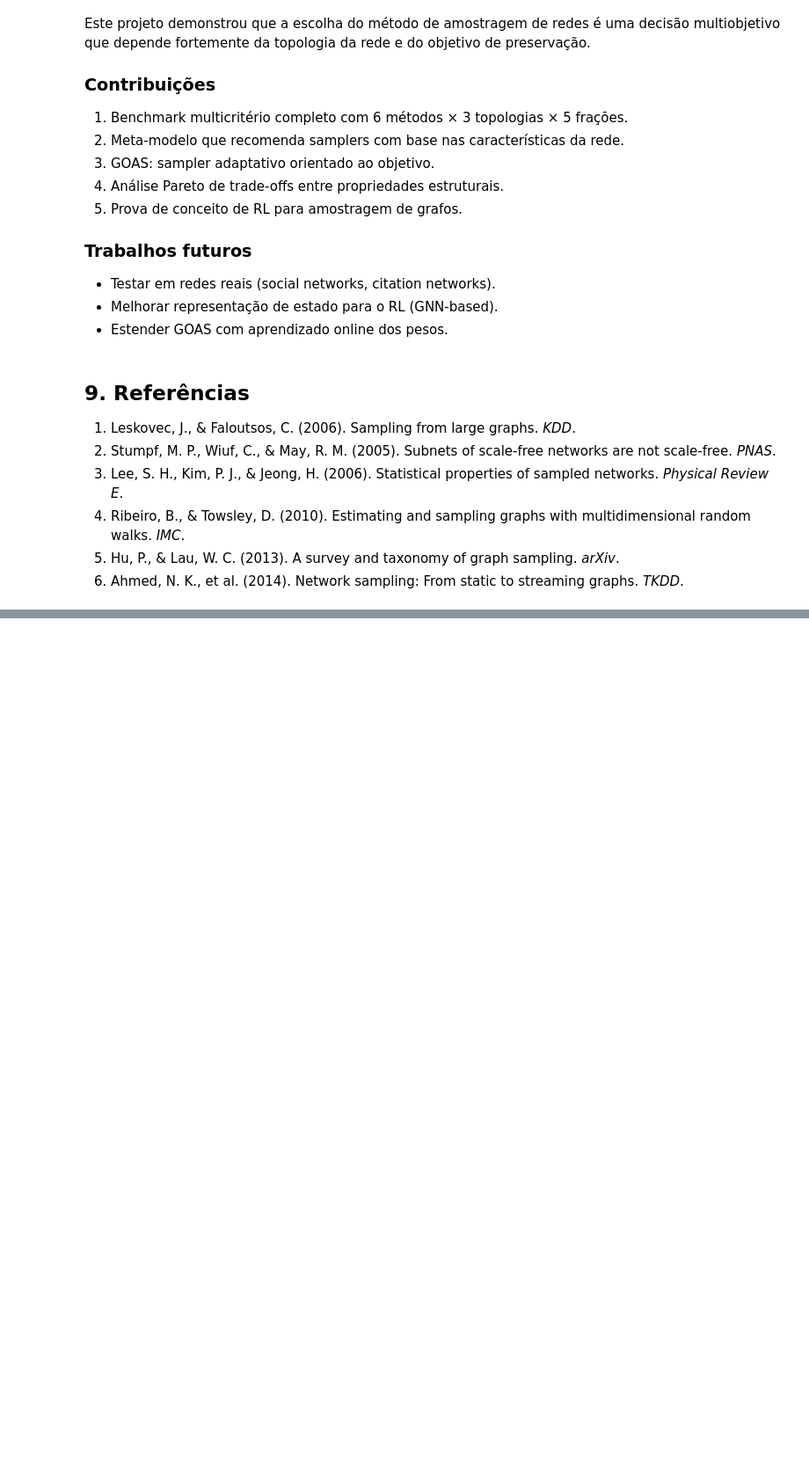
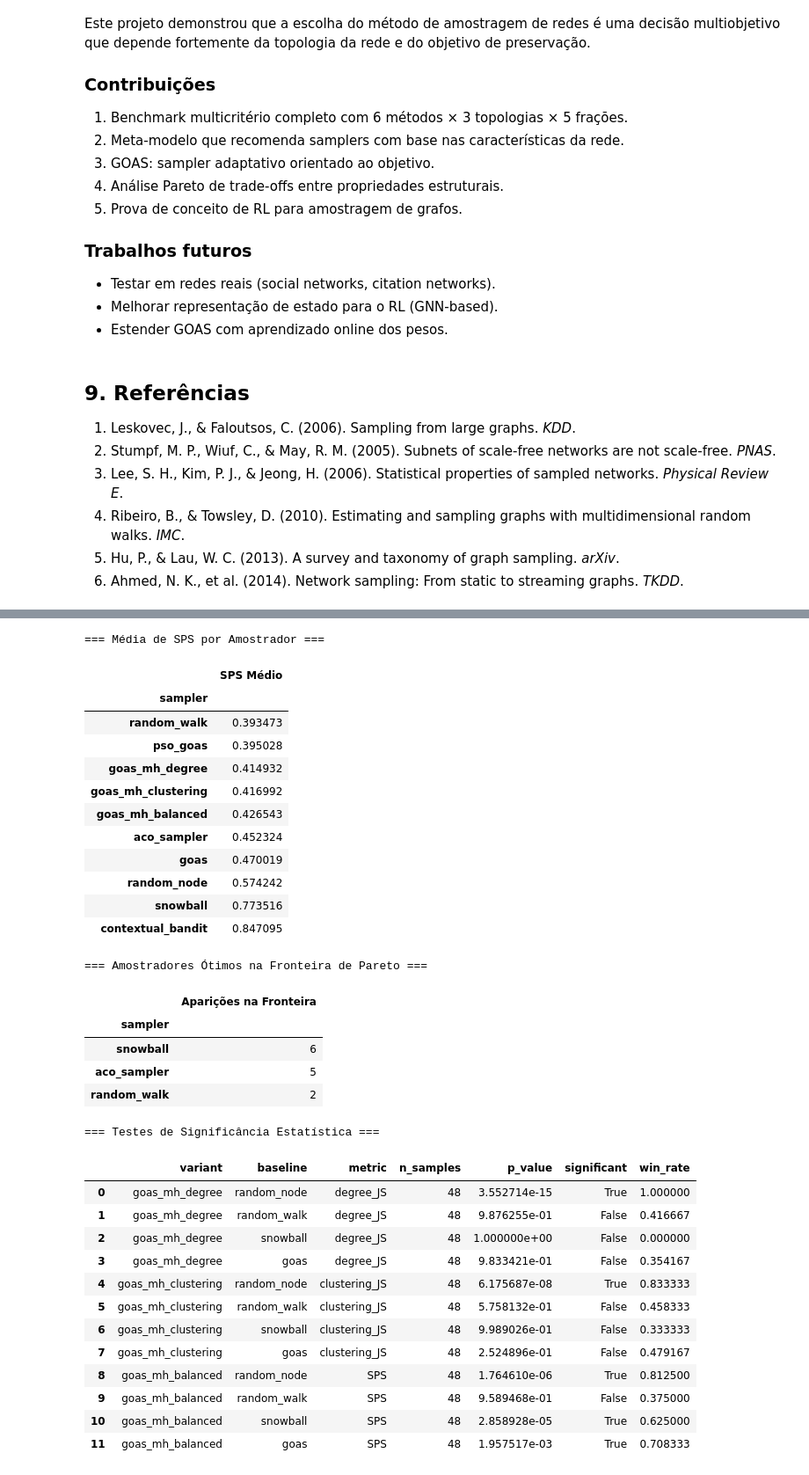
Before and after one commit to bravlui/graph_sampling_project, a Jupyter notebook: notebooks/Projeto_6_Amostragem_Redes.ipynb, the cells around one changed output, grey strips where cells are left out. Shown at 88% size. Drawn from its saved outputs; the diff is of its cells as text; code cells hidden in the pictures; blank space fills up the shorter version.

```diff
--- a/notebooks/Projeto_6_Amostragem_Redes.ipynb
+++ b/notebooks/Projeto_6_Amostragem_Redes.ipynb
@@ -360,0 +439,56 @@ multiobjetivo que depende fortemente da topologia da rede e do objetivo de prese
+# %%
+import pandas as pd
+from IPython.display import display
+
+# Carregando resultados brutos
+df_all = pd.read_csv("../results/raw/level4_all_results.csv")
+
+# Média do SPS por amostrador (Quanto menor, melhor)
+print("=== Média de SPS por Amostrador ===")
+means = df_all.groupby("sampler")["SPS"].mean().sort_values()
+display(pd.DataFrame({"SPS Médio": means}))
+
+# Fronteira de Pareto
+print("\n=== Amostradores Ótimos na Fronteira de Pareto ===")
+df_pareto = pd.read_csv("../results/processed/level4_pareto_updated.csv")
+pareto_counts = df_pareto["sampler"].value_counts()
+display(pd.DataFrame({"Aparições na Fronteira": pareto_counts}))
+
+# Testes Estatísticos Específicos (Wilcoxon)
+print("\n=== Testes de Significância Estatística ===")
+df_stats = pd.read_csv("../results/processed/level4_objective_specific_results.csv")
+display(df_stats)
+# %% [output]
+=== Média de SPS por Amostrador ===
+|  | SPS Médio |
+| sampler |  |
+| random_walk | 0.393473 |
+| pso_goas | 0.395028 |
+| goas_mh_degree | 0.414932 |
+| goas_mh_clustering | 0.416992 |
+| goas_mh_balanced | 0.426543 |
+| aco_sampler | 0.452324 |
+| goas | 0.470019 |
+| random_node | 0.574242 |
+| snowball | 0.773516 |
+| contextual_bandit | 0.847095 |
+=== Amostradores Ótimos na Fronteira de Pareto ===
+|  | Aparições na Fronteira |
+| sampler |  |
+| snowball | 6 |
+| aco_sampler | 5 |
+| random_walk | 2 |
+=== Testes de Significância Estatística ===
+|  | variant | baseline | metric | n_samples | p_value | significant | win_rate |
+| 0 | goas_mh_degree | random_node | degree_JS | 48 | 3.552714e-15 | True | 1.000000 |
+| 1 | goas_mh_degree | random_walk | degree_JS | 48 | 9.876255e-01 | False | 0.416667 |
+| 2 | goas_mh_degree | snowball | degree_JS | 48 | 1.000000e+00 | False | 0.000000 |
+| 3 | goas_mh_degree | goas | degree_JS | 48 | 9.833421e-01 | False | 0.354167 |
+| 4 | goas_mh_clustering | random_node | clustering_JS | 48 | 6.175687e-08 | True | 0.833333 |
+| 5 | goas_mh_clustering | random_walk | clustering_JS | 48 | 5.758132e-01 | False | 0.458333 |
+| 6 | goas_mh_clustering | snowball | clustering_JS | 48 | 9.989026e-01 | False | 0.333333 |
+| 7 | goas_mh_clustering | goas | clustering_JS | 48 | 2.524896e-01 | False | 0.479167 |
+| 8 | goas_mh_balanced | random_node | SPS | 48 | 1.764610e-06 | True | 0.812500 |
+| 9 | goas_mh_balanced | random_walk | SPS | 48 | 9.589468e-01 | False | 0.375000 |
+| 10 | goas_mh_balanced | snowball | SPS | 48 | 2.858928e-05 | True | 0.625000 |
+| 11 | goas_mh_balanced | goas | SPS | 48 | 1.957517e-03 | True | 0.708333 |
```
Also changed, not shown: parts of 4 cells of this notebook, 6 other files.
